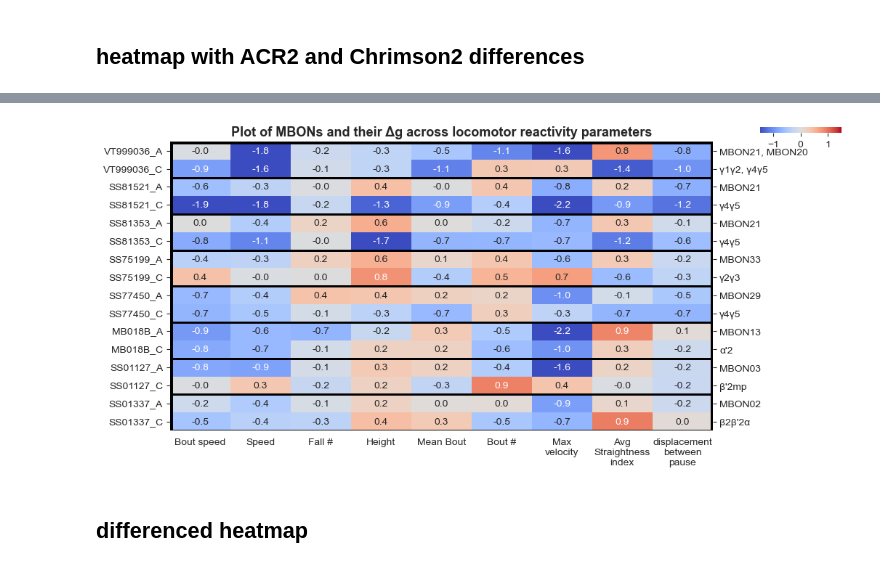
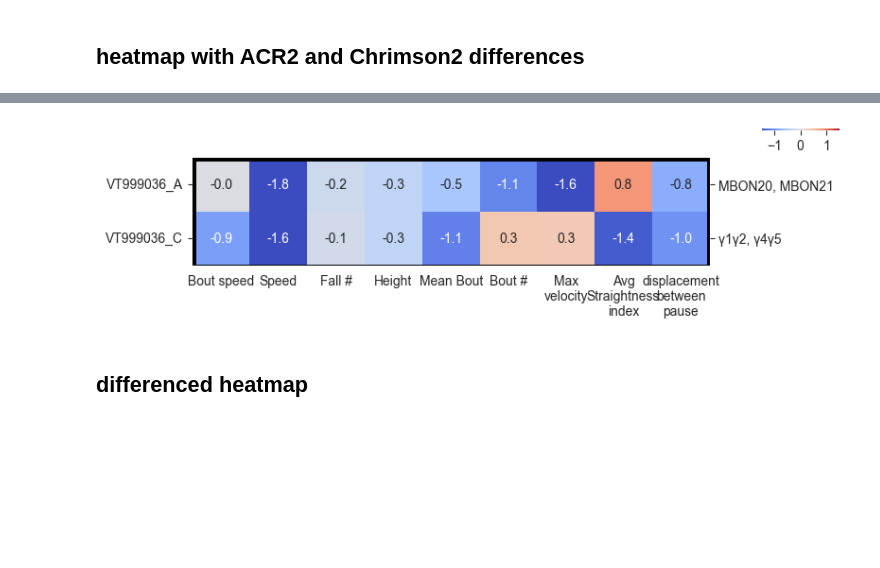
Before and after one commit to lnicole08/deltaG_screen, a Jupyter notebook: Heatmappotofu_1.ipynb, the cells around one changed output, grey strips where cells are left out. Saved outputs shown, nothing was run; the diff lists cells and outputs as text; code cells hidden in the pictures; blank space fills up the shorter version.

```diff
--- a/Heatmappotofu_1.ipynb
+++ b/Heatmappotofu_1.ipynb
@@ -51,11 +51,0 @@ wt = "w1118"
-# %%
-lst=[]
-
-
-for file_no in os.listdir(openPath):
-    if respondercsv in file_no and "w1118" not in file_no :   #wt > acr files
-        f = os.path.join(openPath, file_no)
-        dfe=pd.read_csv(f)
-        exptdf = dfe.drop(dfe.columns[[0]],axis = 1)
-        driverline = file_no.split(" ")[0]
-        lst.append(driverline)
@@ -321,16 +257,0 @@ dflists2
-# %%
-newfile2 = openPath + "Compilation with delta\\2024collection\\"
-files2 = os.listdir(newfile2)
-
-
-
-for yy in files2:
-    for labels in dflists2:
-        newfileread = pd.DataFrame()
-        if labels == yy.split(" ")[3]: #responder in yy and
-            newfile2read = pd.read_csv(newfile2 + yy)
-            newfileread = pd.concat([newfileread, newfile2read])
-        print(newfile2read)
-
-
-        #globals()[name2] = (newfile2read.set_index("MBON"))
@@ -389,4 +258,3 @@ def generating_heatmapdf(responder):
 # %%
-# dfreg_5seconds = generating_heatmapdf("five").sort_values('MBON').reset_index(drop=True)
-dfreg_ACR = generating_heatmapdf("twenty", "ACR").sort_values('MBON').reset_index(drop=True)
-dfreg_Cr2 = generating_heatmapdf("twenty", "Chrimson2").sort_values('MBON').reset_index(drop=True)
+dfreg_ACR = generating_heatmapdf("ACR").sort_values('MBON').reset_index(drop=True)
+dfreg_Cr2 = generating_heatmapdf("Chrimson2").sort_values('MBON').reset_index(drop=True)
@@ -473,7 +325,7 @@ dfreg_resp = dfreg_resp.sort_values(by = "responder", ascending=True).reset_inde
 df00 = dfreg_resp.copy()
 df50 = df00.set_index(['responder'])
 df50 = df50.drop(['MBON'], axis =1)
-fig1, ax3 = plt.subplots(figsize=(15, 15))
+fig1, ax3 = plt.subplots(figsize=(10, 6))
 
 #adding extra axes label
 lobloclst = []
@@ -495,7 +347,7 @@ cax = inset_axes(ax3,
                  width="15%",  # width: 40% of parent_bbox width
                  height="2%",  # height: 10% of parent_bbox height
                  loc='lower right',
-                 bbox_to_anchor=(0.1, 1.05, 1, 1),
+                 bbox_to_anchor=(0.1, 1.10, 1, 1),
                  bbox_transform=ax3.transAxes,
                  borderpad=-2,
                  )
@@ -547,7 +401,7 @@ fig1.tight_layout()
 # %%
 #mini list
 
-lstofmbonsiwant = ['VT999036', 'SS81521', 'SS81353', 'SS67662', 'SS67741', 'SS75199', 'SS77450', 'MB018B', 'SS01127','SS01337']
+lstofmbonsiwant = ['VT999036']
 df_specificmbon = pd.DataFrame()
 for n in lstofmbonsiwant:
     df_specificmbon = pd.concat([df_specificmbon, dfreg_resp[dfreg_resp['MBON'] == n]])
@@ -555,7 +409,7 @@ for n in lstofmbonsiwant:
 df_specificmbon = df_specificmbon.reset_index(drop=True)
 df60 = df_specificmbon.set_index(['responder'])
 df60 = df60.drop(['MBON'], axis =1)
-fig1, ax3 = plt.subplots(figsize=(10, 5))
+fig1, ax3 = plt.subplots(figsize=(8, 2))
 
 #adding extra axes label
 lobloclst = []
@@ -577,7 +431,7 @@ cax = inset_axes(ax3,
                  width="15%",  # width: 40% of parent_bbox width
                  height="2%",  # height: 10% of parent_bbox height
                  loc='lower right',
-                 bbox_to_anchor=(0.2, 1.1, 1, 1),
+                 bbox_to_anchor=(0.2, 1.5, 1, 1),
                  bbox_transform=ax3.transAxes,
                  borderpad=-2,
                  )
@@ -599,35 +453,35 @@ for i in list(range(0,46,2)):
 # Drawing the frame
 j7.axhline(y = 0, color = 'k',
             linewidth = 5)
 
 j7.axhline(y = 44, color = 'k',
             linewidth = 5)
 
 j7.axvline(x = 0, color = 'k',
             linewidth = 5)
 
 j7.axvline(x = 9, color = 'k',
             linewidth = 5)
 
 #secondary axes
 j8 = j7.twinx()
 j8.set_ylim([0,j7.get_ylim()[0]])
 j8.set_yticks(j7.get_yticks())
 
 j8.set_yticklabels(newdf600['Merge'].iloc[::-1], fontsize=10)
 j8.spines['top'].set_visible(False)
 j8.spines['right'].set_visible(False)
 j8.spines['bottom'].set_visible(False)
 j8.spines['left'].set_visible(False)
 
 
-j7.set_title('Plot of MBONs and their Δg across locomotor reactivity parameters', x=0.5, weight='bold', fontsize =13 )
+#j7.set_title('Plot of MBONs and their Δg across locomotor reactivity parameters', x=0.5, weight='bold', fontsize =13 )
 
 fig1.tight_layout()
 
 #plt.savefig(openPath + "images\\" + date + "_" + responder + "_deltagheatmapwithlobelocations_forfirst10s.png", dpi = 1200)
 # %% [output]
-[figure, old version]
+[figure, new version]
 # %% [markdown]
 ## differenced heatmap
 # %%
```
Also changed, not shown: parts of 17 cells of this notebook.
